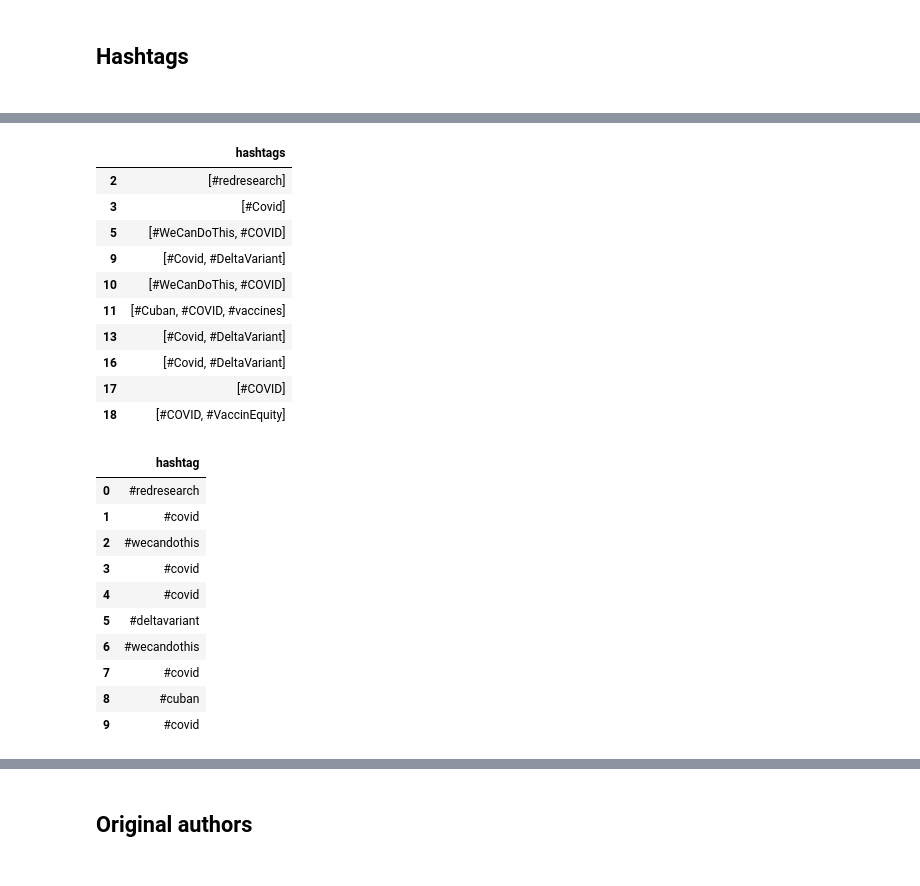
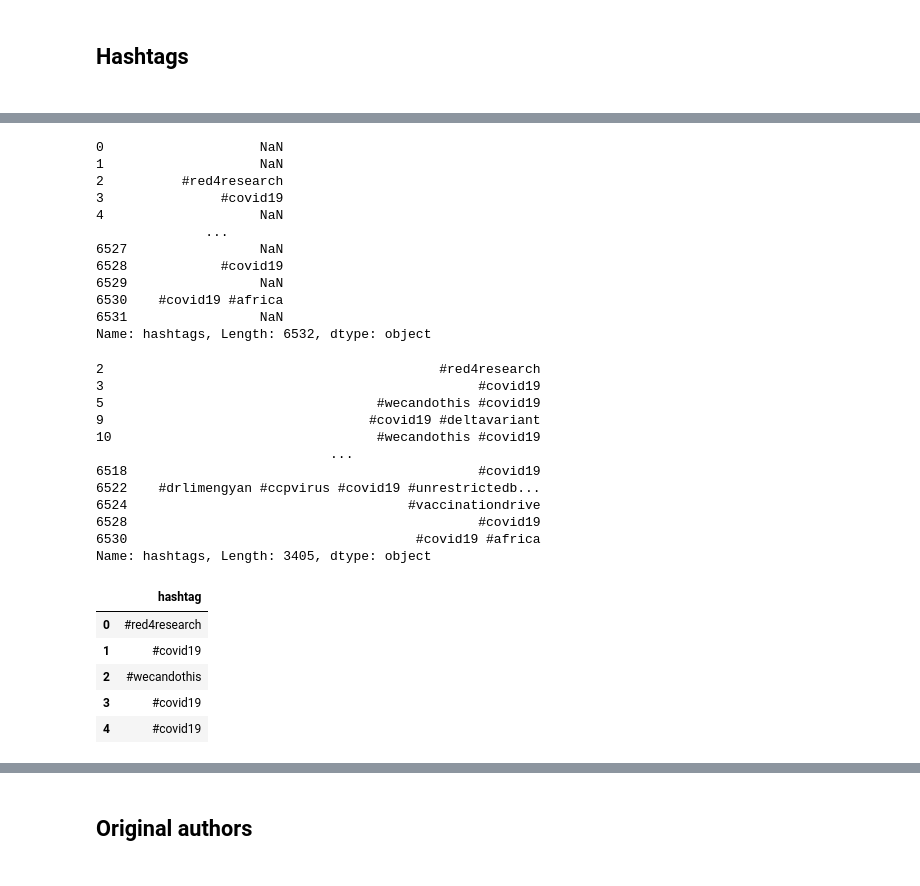
Before and after one commit to zelalemgetahun9374/Twitter-Data-Analysis, a Jupyter notebook: Notebooks/Data_preprocessing_and_exploration.ipynb, the cells around one changed output, grey strips where cells are left out. Cells and saved outputs as stored; diff of their text form; code cells hidden in the pictures.

Commit message:
fix: improved data preprocessing

```diff
--- a/Notebooks/Data_preprocessing_and_exploration.ipynb
+++ b/Notebooks/Data_preprocessing_and_exploration.ipynb
@@ -240,5 +210,4 @@ def text_category(p):
 # %%
-tweets_df["sentiment"] = tweets_df["polarity"].apply(text_category)
 tweets_df["sentiment"].value_counts()
 # %% [output]
 positive    3426
@@ -258,3 +222,0 @@ def find_hashtags(tweet):
-# %%
-tweets_df['hashtags'] = tweets_df.clean_text.apply(find_hashtags)
-tweets_df['hashtags']
@@ -274,41 +223,52 @@ Name: hashtags, Length: 6532, dtype: object
+# %%
+tweets_df['hashtags']
+# %% [output]
+0                    NaN
+1                    NaN
+2          #red4research
+3               #covid19
+4                    NaN
+              ...
+6527                 NaN
+6528            #covid19
+6529                 NaN
+6530    #covid19 #africa
+6531                 NaN
+Name: hashtags, Length: 6532, dtype: object
 # %%
-# take the rows from the hashtag columns where there are actually hashtags
-hashtags_list_df = tweets_df.loc[
-    tweets_df.hashtags.apply(
-        lambda hashtags_list: hashtags_list != []
-    ), ['hashtags']]
-hashtags_list_df[:10]
+# take the rows from that havw < value in the hashtag columns
+hashtags_list_df = tweets_df.loc[tweets_df["hashtags"].notnull()]
+hashtags_list_df = hashtags_list_df['hashtags']
+hashtags_list_df
 # %% [output]
-|  | hashtags |
-| 2 | [#redresearch] |
-| 3 | [#Covid] |
-| 5 | [#WeCanDoThis, #COVID] |
-| 9 | [#Covid, #DeltaVariant] |
-| 10 | [#WeCanDoThis, #COVID] |
-| 11 | [#Cuban, #COVID, #vaccines] |
-| 13 | [#Covid, #DeltaVariant] |
-| 16 | [#Covid, #DeltaVariant] |
-| 17 | [#COVID] |
-| 18 | [#COVID, #VaccinEquity] |
+2                                           #red4research
+3                                                #covid19
+5                                   #wecandothis #covid19
+9                                  #covid19 #deltavariant
+10                                  #wecandothis #covid19
+                              ...
+6518                                             #covid19
+6522    #drlimengyan #ccpvirus #covid19 #unrestrictedb...
+6524                                    #vaccinationdrive
+6528                                             #covid19
+6530                                     #covid19 #africa
+Name: hashtags, Length: 3405, dtype: object
 # %%
-#create dataframe where each use of hashtag gets its own row and make the hashtags lowercase
-flattened_hashtags_df = pd.DataFrame(
-    [hashtag.lower() for hashtags_list in hashtags_list_df.hashtags
-     for hashtag in hashtags_list],
-    columns=['hashtag'])
-flattened_hashtags_df[:10]
+#create dataframe where each use of hashtag gets its own row
+flattened_hashtags = []
+for hashtags_list in hashtags_list_df:
+    hashtags_list = hashtags_list.split(" ")
+    for hashtag in hashtags_list:
+        flattened_hashtags.append(hashtag)
+flattened_hashtags_df = pd.DataFrame(flattened_hashtags, columns=['hashtag'])
+flattened_hashtags_df.head()
 # %% [output]
 |  | hashtag |
-| 0 | #redresearch |
-| 1 | #covid |
+| 0 | #red4research |
+| 1 | #covid19 |
 | 2 | #wecandothis |
-| 3 | #covid |
-| 4 | #covid |
-| 5 | #deltavariant |
-| 6 | #wecandothis |
-| 7 | #covid |
-| 8 | #cuban |
-| 9 | #covid |
+| 3 | #covid19 |
+| 4 | #covid19 |
 # %%
 flattened_hashtags_df.value_counts()
 # %% [output]
```
Also changed, not shown: parts of 30 cells of this notebook, 4 other files.
